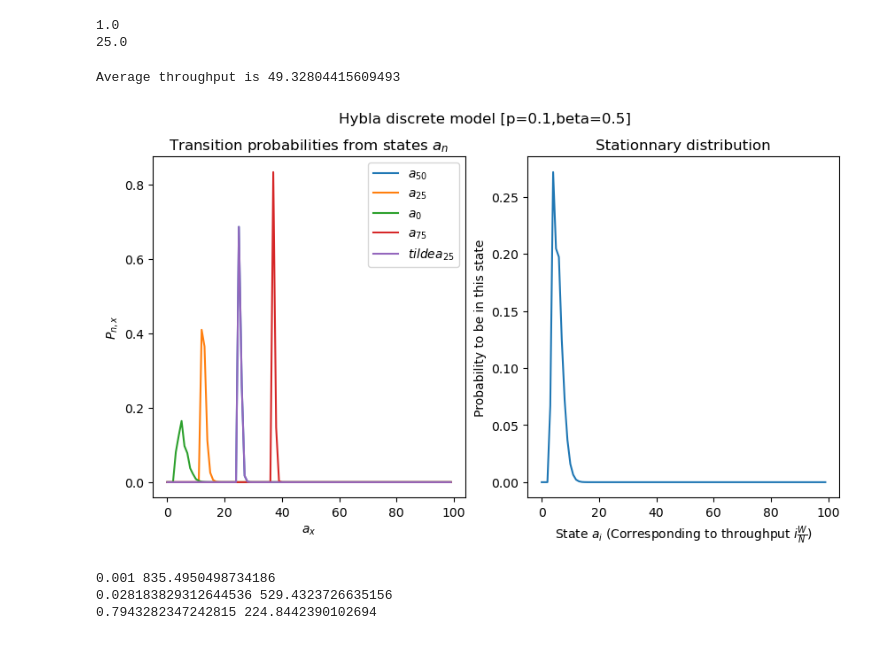
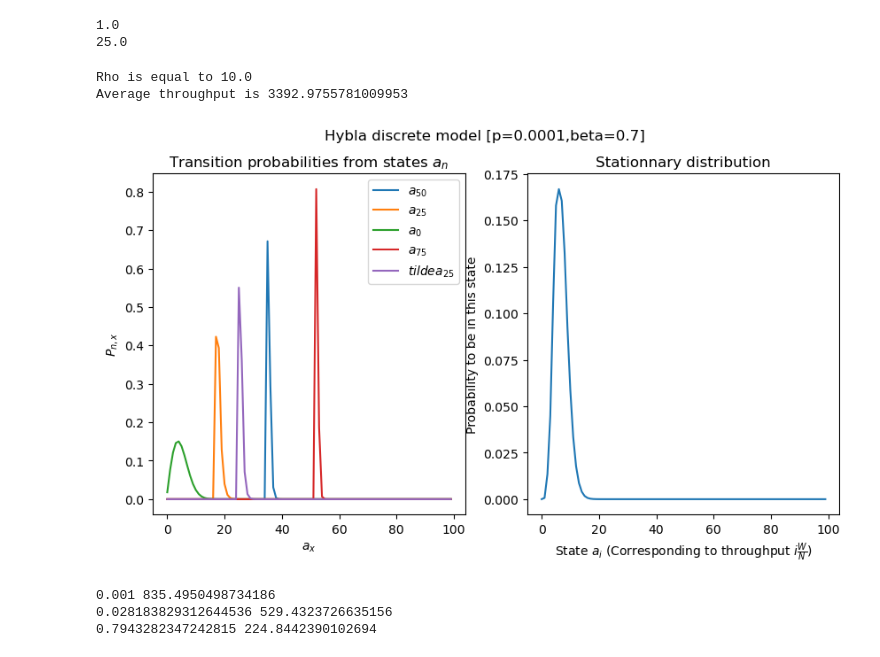
Before and after one commit to megretj/qpepcca, a Jupyter notebook: packetBasedMarkovianModel.ipynb, the cells around one changed output. Saved outputs shown, nothing was run; the diff lists cells and outputs as text; code cells hidden in the pictures.

```diff
--- a/packetBasedMarkovianModel.ipynb
+++ b/packetBasedMarkovianModel.ipynb
@@ -6,4 +6,4 @@ import matplotlib.pyplot as plt
 from ccaModels import CCA_MarkovChain_CUBIC_OG, CCA_MarkovChain_Hybla_discrete, CCA_MarkovChain_Hybla, CCA_MarkovChain_CUBIC_discrete
 
 #plt.rcParams['text.usetex'] = True
-plt.rcParams.update(plt.rcParamsDefault)
+#plt.rcParams.update(plt.rcParamsDefault)
@@ -34,31 +37,33 @@ print(hyb.Dmax[50,50])
 1.0
 25.0
 # %%
-p = 0.1
-b = 0.5
-wired = CCA_MarkovChain_Hybla_discrete(packet_err=p,beta=b,N=100,C =1000, RTT_est=0.2, RTT_real = 0.21, RTT0=0.1)
+p = 0.0001
+b = 0.7
+wired = CCA_MarkovChain_Hybla_discrete(packet_err=p,beta=b,N=100,C = 50000, RTT_est=0.2, RTT_real = 0.5, RTT0=0.05)
 wired.avg_throughput()
+print(f"Rho is equal to {wired.rho}")
 print(f"Average throughput is {wired.ssThroughput}")
 
 fig, axs = plt.subplots(1, 2, figsize=(10,5))
 axs[0].plot(np.arange(wired.N),wired.P[50,:],label = "$a_{50}$")
 axs[0].plot(np.arange(wired.N),wired.P[25,:],label = "$a_{25}$")
 axs[0].plot(np.arange(wired.N),wired.P[0,:],label = "$a_{0}$")
 axs[0].plot(np.arange(wired.N),wired.P[75,:],label = "$a_{75}$")
 axs[0].plot(np.arange(wired.N),wired.Ptilde[25,:],label = "$tilde a_{25}$")
 axs[0].set_title(r"Transition probabilities from states $a_n$")
 axs[0].set_ylabel(r"$P_{n,x}$")
 axs[0].set_xlabel(r"$a_x$")
 axs[0].legend()
 axs[1].plot(np.arange(wired.N),wired.pi)
 axs[1].set_title(r"Stationnary distribution")
 axs[1].set_xlabel(r"State $a_i$ (Corresponding to throughput $i\frac{W}{N}$)")
 axs[1].set_ylabel(r'Probability to be in this state')
 fig.suptitle(f"Hybla discrete model [p={p},beta={b}]")
 plt.show()
 # %% [output]
-Average throughput is 49.32804415609493
+Rho is equal to 10.0
+Average throughput is 3392.9755781009953
-[figure, old version]
+[figure, new version]
 # %%
 wired = CCA_MarkovChain_Hybla_discrete(packet_err=0.001,beta=0.7,N=100,C = 1000,RTT_est=0.1, RTT_real = 0.25, RTT0=0.025)
 ps = np.logspace(-3,-0.1,3)
```
Also changed, not shown: parts of 3 cells of this notebook, 1 other file.
